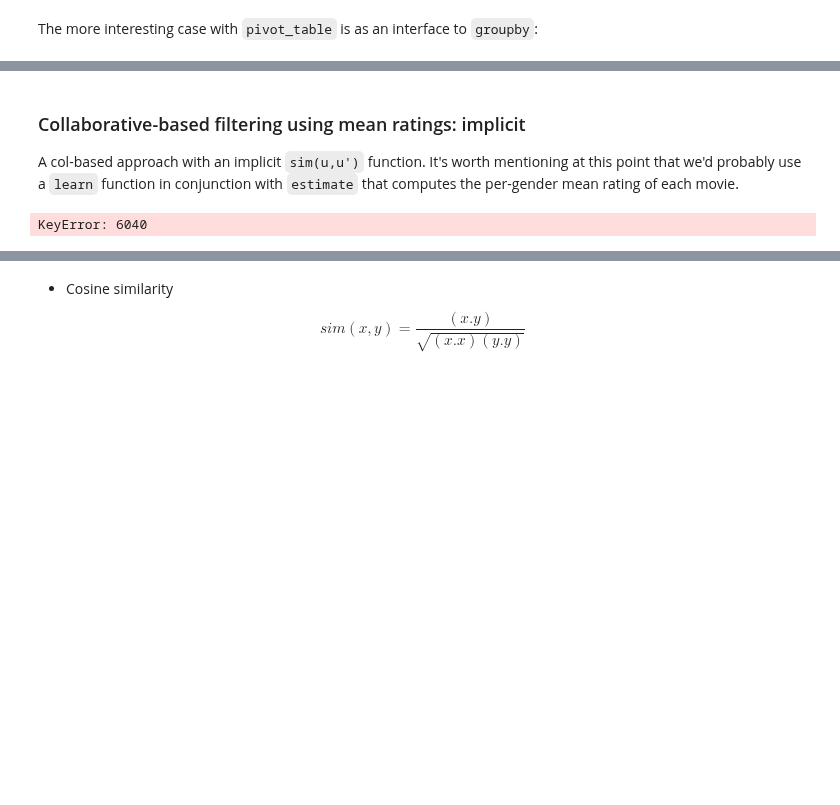
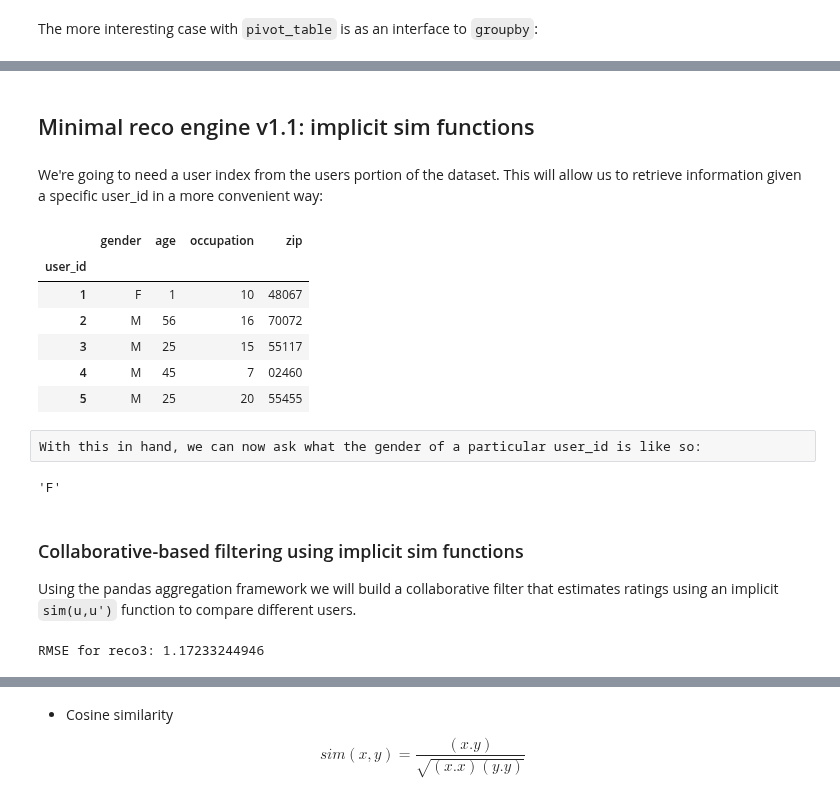
Before and after one commit to aurora1625/pycon2013, a Jupyter notebook: pycon.ipynb, the cells around one changed output, grey strips where cells are left out. Drawn from its saved outputs; the diff is of its cells as text; code cells hidden in the pictures; blank space fills up the shorter version.

Commit message:
minimal reco v1.0, v1.1, v1.2

```diff
--- a/pycon.ipynb
+++ b/pycon.ipynb
@@ -1133,17 +1113,41 @@ by_gender_title.head(10)
-# %% [markdown]
-### Collaborative-based filtering using mean ratings: implicit
-
-A col-based approach with an implicit `sim(u,u')` function.  It's worth
-mentioning at this point that we'd probably use a `learn` function in
-conjunction with `estimate` that computes the per-gender mean rating of each
-movie.
+# %% [markdown]
+## Minimal reco engine v1.1: implicit sim functions
+# %% [markdown]
+We're going to need a user index from the users portion of the dataset. This will allow us to retrieve information given a specific user_id in a more convenient way:
+# %%
+user_info = users.set_index('user_id')
+user_info.head(5)
+# %% [output]
+|  | gender | age | occupation | zip |
+| user_id |  |  |  |  |
+| 1 | F | 1 | 10 | 48067 |
+| 2 | M | 56 | 16 | 70072 |
+| 3 | M | 25 | 15 | 55117 |
+| 4 | M | 45 | 7 | 02460 |
+| 5 | M | 25 | 20 | 55455 |
+# %% [raw]
+With this in hand, we can now ask what the gender of a particular user_id is like so:
+# %%
+user_id = 6
+user_info.ix[user_id, 'gender']
+# %% [output]
+'F'
+# %% [markdown]
+### Collaborative-based filtering using implicit sim functions
+
+Using the pandas aggregation framework we will build a collaborative filter that estimates ratings using an implicit `sim(u,u')` function to compare different users.
 # %%
-def estimate3(user_id, item_id):
+def estimate3(user_id, movie_id):
     """ Collaborative filtering using an implicit sim(u,u'). """
-    df_subset = movielens_train[movielens_train.movie_id == item_id]
-    movie_means = df_subset.groupby('gender')['rating'].mean()
-    return movie_means.get(users.ix[user_id, 'gender'], default=3.0)
+    ratings_by_others = movielens_train[movielens_train.movie_id == movie_id]
+    if ratings_by_others.empty: return 3.0
+    means_by_gender = ratings_by_others.pivot_table('rating', rows='movie_id', cols='gender')
+    user_gender = user_info.ix[user_id, 'gender']
+    if user_gender in means_by_gender.columns:
+        return means_by_gender.ix[movie_id, user_gender]
+    else:
+        return means_by_gender.ix[movie_id].mean()
 
-print 'RMSE for estimate3: %s' % evaluate(estimate3)
+print 'RMSE for reco3: %s' % evaluate(estimate3)
 # %% [output]
-KeyError: 6040
+RMSE for reco3: 1.17233244946
```
Also changed, not shown: parts of 56 cells of this notebook.
